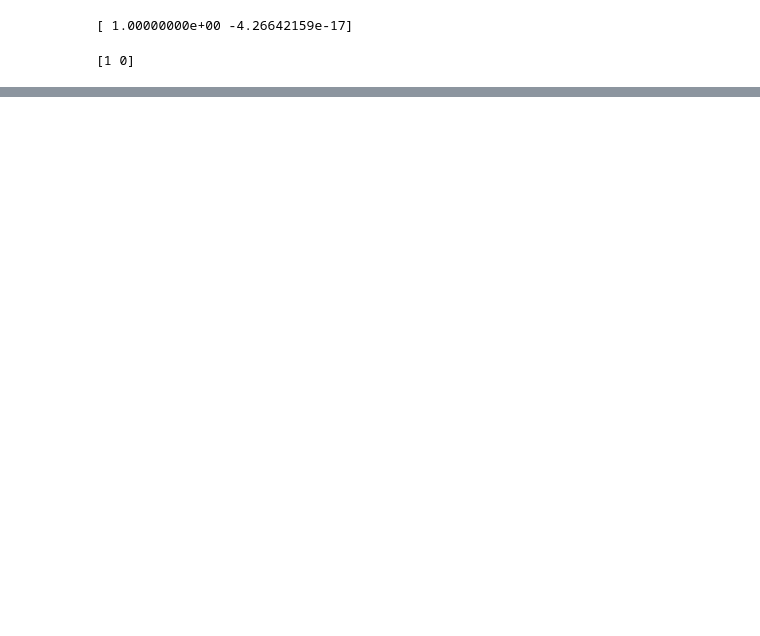
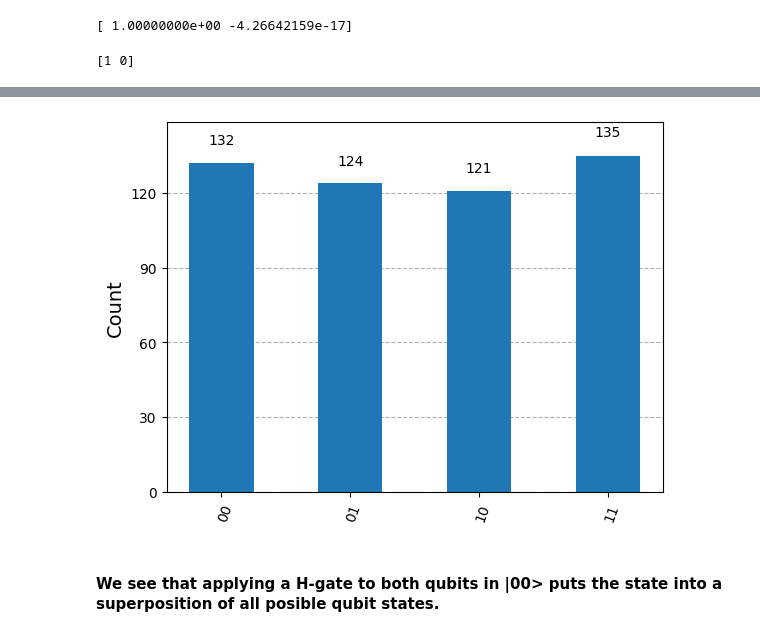
Before and after one commit to AThomsonSMC/uri-qc, a Jupyter notebook: phy572/week6-assignment.ipynb, the cells around one changed output, grey strips where cells are left out. Cells and saved outputs as stored; diff of their text form; code cells hidden in the pictures; blank space fills up the shorter version.

```diff
--- a/phy572/week6-assignment.ipynb
+++ b/phy572/week6-assignment.ipynb
@@ -194,0 +199,7 @@ print(x1)
+# %%
+qc2h = QuantumCircuit(2)
+
+qc2h.h(0)
+qc2h.h(1)
+qc2h.measure_all()
+qc2h.draw()
@@ -194,0 +214,7 @@ print(x1)
+# %%
+qc2h_result = sampler.run([qc2h], shots=512).result()
+plot_histogram(qc2h_result[0].data.meas.get_counts())
+# %% [output]
+[figure, added]
+# %% [markdown]
+#### We see that applying a H-gate to both qubits in |00> puts the state into a superposition of all posible qubit states.
```
Also changed, not shown: parts of 16 cells of this notebook.
